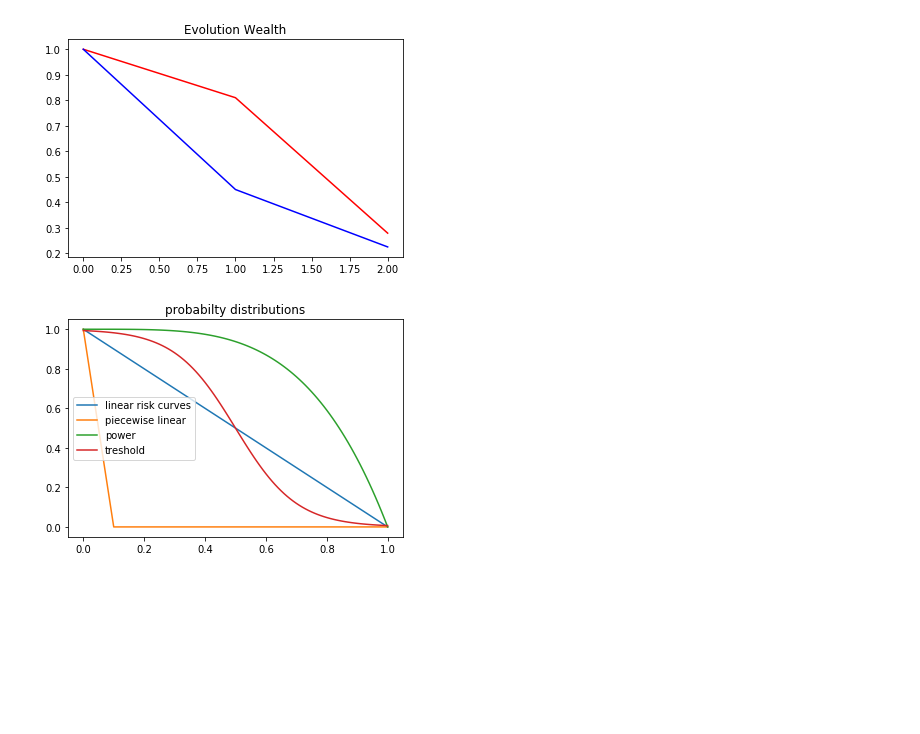
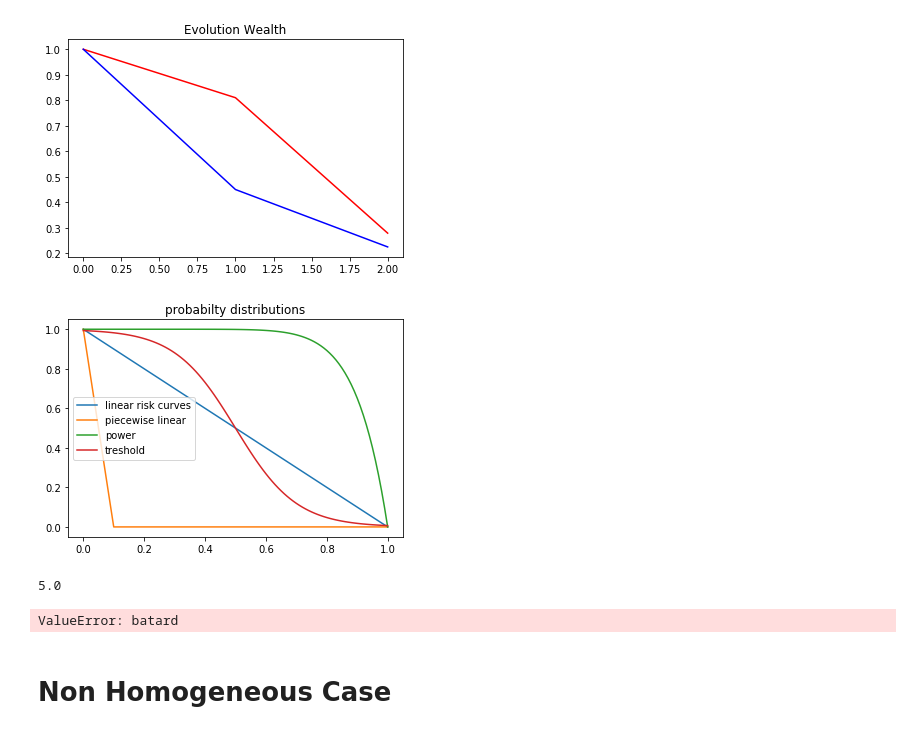
Before and after one commit to mrcyme/Learning-Dynamics-Exam, a Jupyter notebook: ProjectSimeonVersion.ipynb, the cells around one changed output. Cells and saved outputs as stored; diff of their text form; code cells hidden in the pictures; blank space fills up the shorter version.

```diff
--- a/ProjectSimeonVersion.ipynb
+++ b/ProjectSimeonVersion.ipynb
@@ -17,7 +17,7 @@ class Individual:
         self.alpha = alpha #fraction lost during bad event
         self.behaviour = behaviour #Initialized randomly when a simulation is launched
         self.contribution = []
-        self.finalWealthHistory = []
+        self.finalWealthHistory = []#Wealth at the end of each game
         self.index = index
         self.fitness = None
 
@@ -30,7 +30,8 @@ class Individual:
         #instanciate a random behaviour
         self.behaviour = [[round(random.random(),2),round(random.random(),2),round(random.random(),2)] for i in range(numberOfRounds)]
         #self.behaviour = [[round(random.random(),2),i/numberOfRounds,i/numberOfRounds] for i in range(numberOfRounds)]
-
+    def setBehaviour(self,behaviour):
+        self.behaviour = behaviour
 
     def setFitnessValue(self):
         #to calculate the fitness value a the end of a generation (usefull to render new population)
@@ -62,6 +63,7 @@ class Individual:
         self.wealth = self.initialWealth
 
 def addNoiseToTreshold(behav,sigma):
+    #add noise to the treshold in the wrightFisher process
     for elem in behav:
         elem[0] += round(np.random.normal(0,sigma),2)
         elem[0] = max(0,elem[0])
@@ -70,12 +72,12 @@ def addNoiseToTreshold(behav,sigma):
 
 
 
-def risk(Cr,riskCurve):#chance of having bad event happening
-    #this are not the right curve TODO!!
-    p1 = lambda Cr :1 -Cr
+def risk(Cr,riskCurve,InitialWealth,lambda1,lambda2,lambda3):#chance of having bad event happening
+
+    p1 = lambda Cr :1 -(lambda1*Cr/InitialWealth)
     p2 = lambda Cr: 1-10*Cr if Cr<0.1 else 0
-    p3 = lambda Cr : 1-math.pow(Cr,4)
-    p4 = lambda Cr: 1/(math.exp(10*((Cr)-0.5))+1)
+    p3 = lambda Cr : 1-math.pow(Cr/InitialWealth,lambda2)
+    p4 = lambda Cr: 1/(math.exp(lambda3*((Cr/InitialWealth)-0.5))+1)
     dic = {'linear':p1,'piecewiseLinear':p2,'powerlaw':p3,'treshold':p4}
     if (random.random() < dic[riskCurve](Cr)):
         return 1
@@ -194,0 +85,17 @@ sim.playGame(players)
+# %%
+a = 0
+b = 0
+c = 0
+d = 0
+for i in range(100):
+    a += risk(0.6,'piecewiseLinear')
+for i in range(100):
+    b+= risk(0.6,'linear')
+for i in range(100):
+    c+= risk(0.6,'powerlaw')
+for i in range(100):
+    d+= risk(0.6,'treshold')
+print(a)
+print(b)
+print(c)
+print(d)
@@ -234,21 +324,27 @@ Wealth 0.225 contribution 0.2
 [figure]
 # %%
 #Risk curves plotting
-p1 = lambda Cr :1 -Cr
+lambda1 = 1
+InitialWealth = 1
+lambda2 = 10
+lambda3 = 10
+
+p1 = lambda Cr :1 -(lambda1*Cr/InitialWealth)
 p2 = lambda Cr: 1-10*Cr if Cr<0.1 else 0
-p3 = lambda Cr : 1-math.pow(Cr,4)
-p4 = lambda Cr: 1/(math.exp(10*((Cr)-0.5))+1)
+p3 = lambda Cr : 1-math.pow(Cr/InitialWealth,lambda2)
+p4 = lambda Cr: 1/(math.exp(lambda3*((Cr/InitialWealth)-0.5))+1)
+
 xas = np.arange(0.0, 1.01, 0.01)
 yas = [ p1(x) for x in xas ]
 yas2 = [p2(x) for x in xas]
 yas3 = [p3(x) for x in xas]
 yas4 = [p4(x) for x in xas]
 plt.plot(xas, yas,label = 'linear risk curves')
 plt.plot(xas, yas2,label='piecewise linear')
 plt.plot(xas, yas3, label = 'power')
 plt.plot(xas, yas4, label = 'treshold')
 plt.legend()
 plt.title('probabilty distributions')
 plt.show()
 # %% [output]
-[figure, old version]
+[figure, new version]
@@ -254,0 +354,15 @@ plt.show()
+# %%
+a = [10,0,10,0]
+np.mean(a,axis=0)
+# %% [output]
+5.0
+# %%
+a = 0
+if a == 1:
+    print('yo')
+else:
+    raise ValueError('batard')
+# %% [output]
+ValueError: batard
+# %% [markdown]
+# Non Homogeneous Case
```
Also changed, not shown: parts of 11 cells of this notebook.
